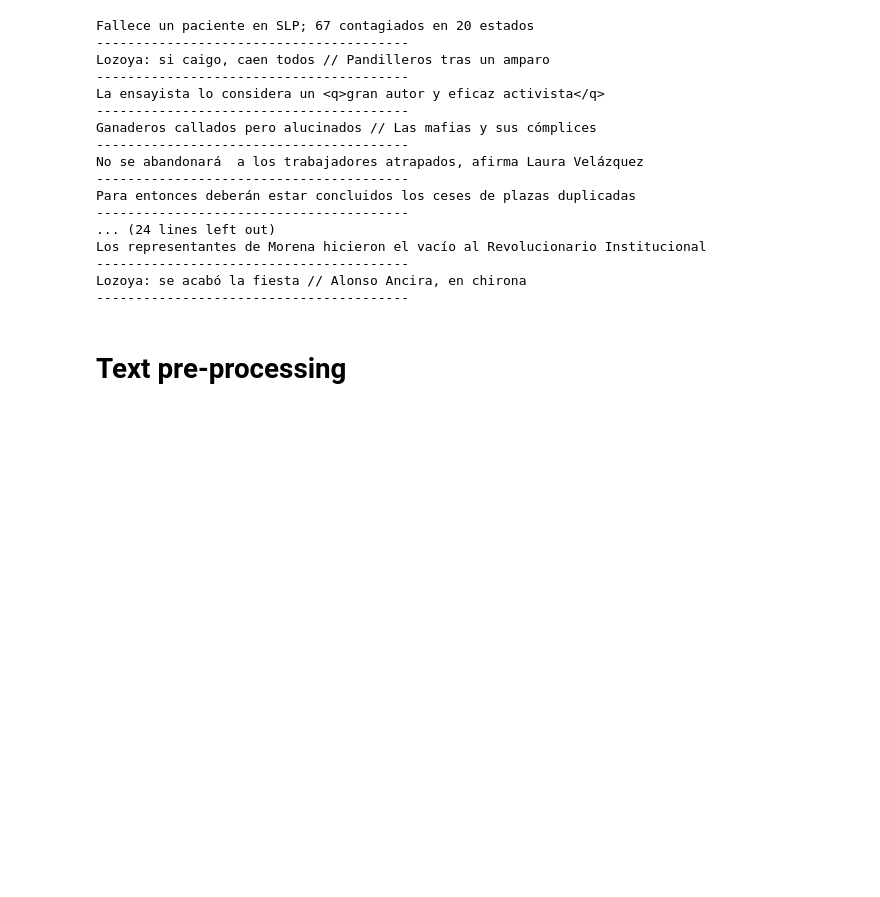
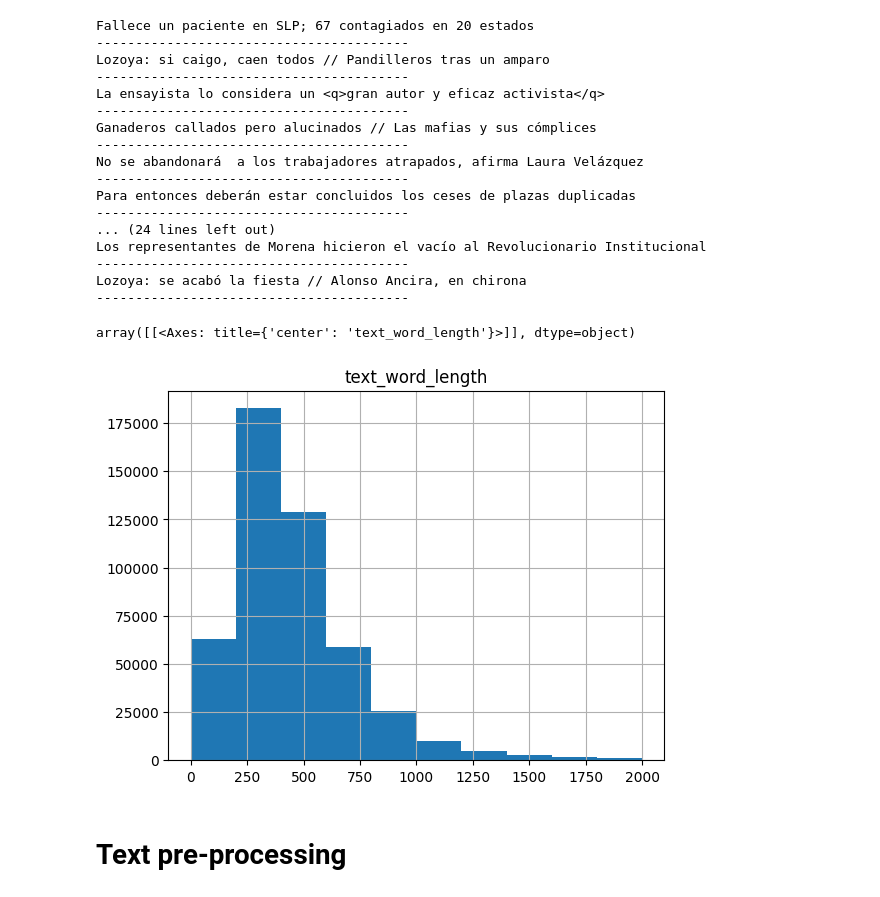
Before and after one commit to andreamarin/senate-publications-analysis, a Jupyter notebook: news_topic_classification.ipynb, the cells around one changed output. Drawn from its saved outputs; the diff is of its cells as text; code cells hidden in the pictures; blank space fills up the shorter version.

```diff
--- a/news_topic_classification.ipynb
+++ b/news_topic_classification.ipynb
@@ -147,6 +184,9 @@ raw_articles_df["summary"] = raw_articles_df.summary.apply(str.strip)
 raw_articles_df["summary_word_length"] = raw_articles_df.summary.apply(
     lambda s: len(s.split())
 )
+raw_articles_df["text_word_length"] = raw_articles_df.text.apply(
+    lambda s: len(s.split())
+)
 # %%
 # 245 192
 # 481 398
@@ -194,5 +234,10 @@ Los representantes de Morena hicieron el vacío al Revolucionario Institucional
 ----------------------------------------
 Lozoya: se acabó la fiesta // Alonso Ancira, en chirona
 ----------------------------------------
+# %%
+raw_articles_df.loc[raw_articles_df.text_word_length < 2000].hist(column="text_word_length")
+# %% [output]
+array([[<Axes: title={'center': 'text_word_length'}>]], dtype=object)
+[figure, added]
 # %% [markdown]
 # Text pre-processing
```
Also changed, not shown: parts of 21 cells of this notebook.
